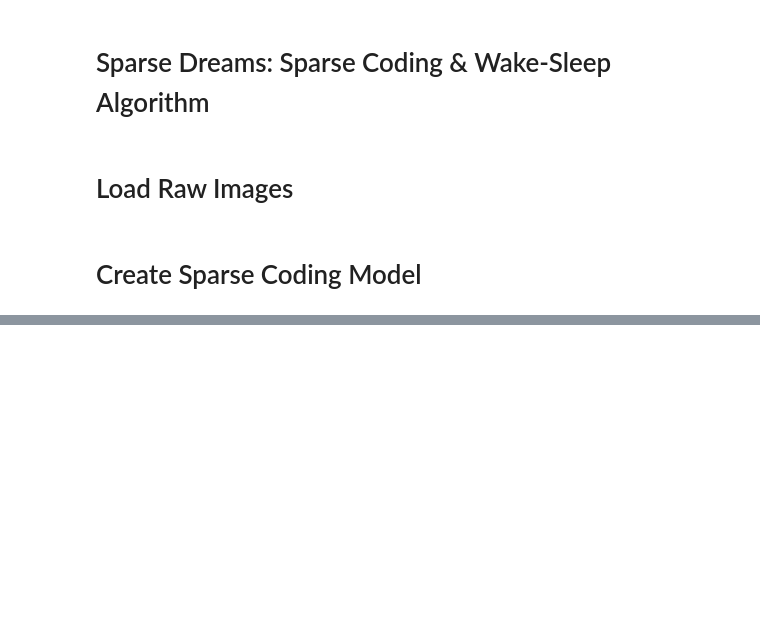
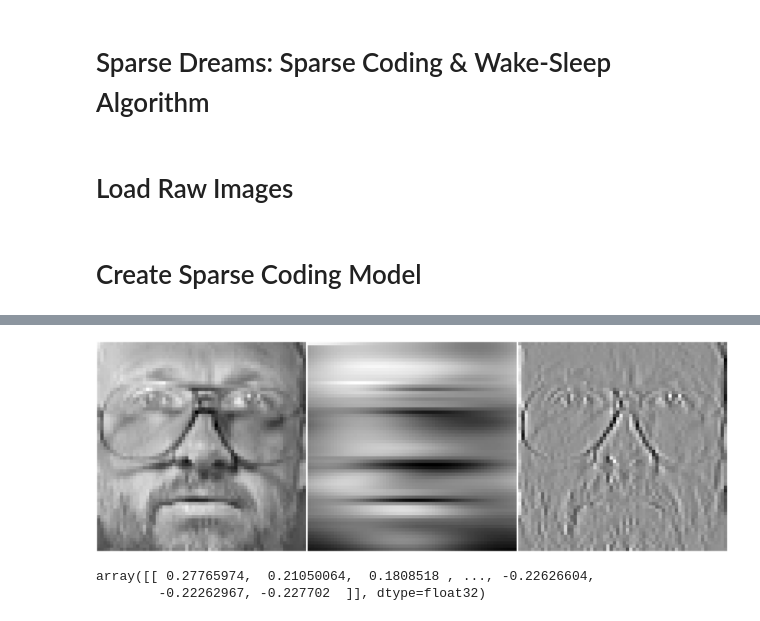
Before and after one commit to saarangp/dreammachines, a Jupyter notebook: sparse_dreams.ipynb, the cells around one changed output, grey strips where cells are left out. Cells and saved outputs as stored; diff of their text form; code cells hidden in the pictures; blank space fills up the shorter version.

```diff
--- a/sparse_dreams.ipynb
+++ b/sparse_dreams.ipynb
@@ -86,0 +117,28 @@ plt.imshow(X_pred[:, 7].reshape(image_shape))
+# %%
+f, _ = get_face_images(1)
+blurred_f = ndimage.gaussian_filter(f, 10)
+alpha = 100
+filter_blurred_f = ndimage.gaussian_filter(f, 1)
+sharpened = f + alpha * (f - filter_blurred_f)
+
+plt.figure(figsize=(64, 64))
+
+plt.subplot(131)
+plt.imshow(f.reshape(image_shape), cmap='gray')
+plt.axis('off')
+plt.subplot(132)
+plt.imshow(blurred_f.reshape(image_shape), cmap='gray')
+plt.axis('off')
+plt.subplot(133)
+plt.imshow(sharpened.reshape(image_shape), cmap='gray')
+plt.axis('off')
+
+plt.tight_layout()
+plt.show()
+# %% [output]
+[figure, added]
+# %%
+f
+# %% [output]
+array([[ 0.27765974,  0.21050064,  0.1808518 , ..., -0.22626604,
+        -0.22262967, -0.227702  ]], dtype=float32)
```
Also changed, not shown: parts of 11 cells of this notebook, 1 other file.
